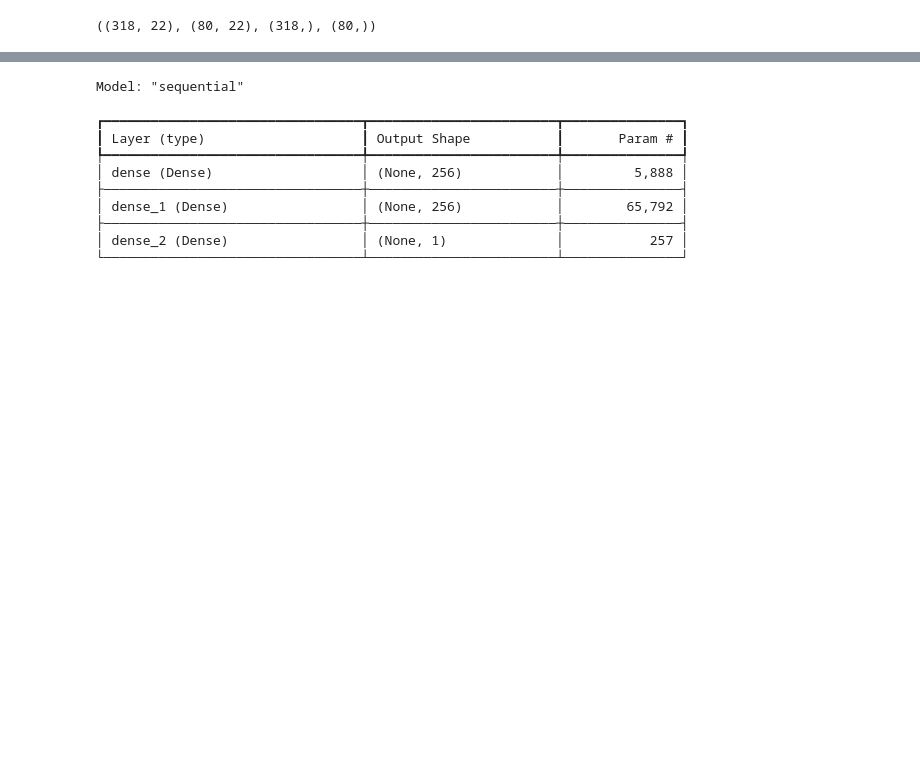
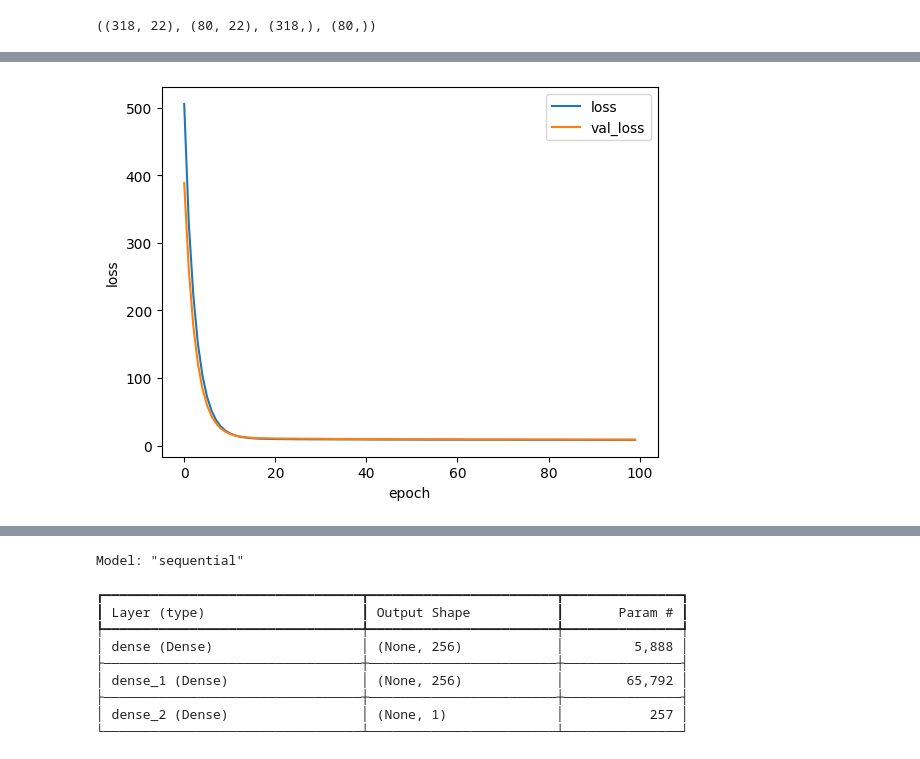
Before and after one commit to nabil0n/DeepLearning, a Jupyter notebook: exercises/E0-MLP.ipynb, the cells around one changed output, grey strips where cells are left out. Saved outputs shown, nothing was run; the diff lists cells and outputs as text; code cells hidden in the pictures; blank space fills up the shorter version.

```diff
--- a/exercises/E0-MLP.ipynb
+++ b/exercises/E0-MLP.ipynb
@@ -204,0 +260,8 @@ nn_model = Sequential([
+# %%
+def plot_loss(model):
+    pd.DataFrame(model.history.history).plot(xlabel='epoch', ylabel='loss')
+# pd.DataFrame(model_shallow.history.history).plot(xlabel='epoch', ylabel='loss')
+
+plot_loss(model_shallow)
+# %% [output]
+[figure, added]
```
Also changed, not shown: parts of 15 cells of this notebook, 3 other files.
